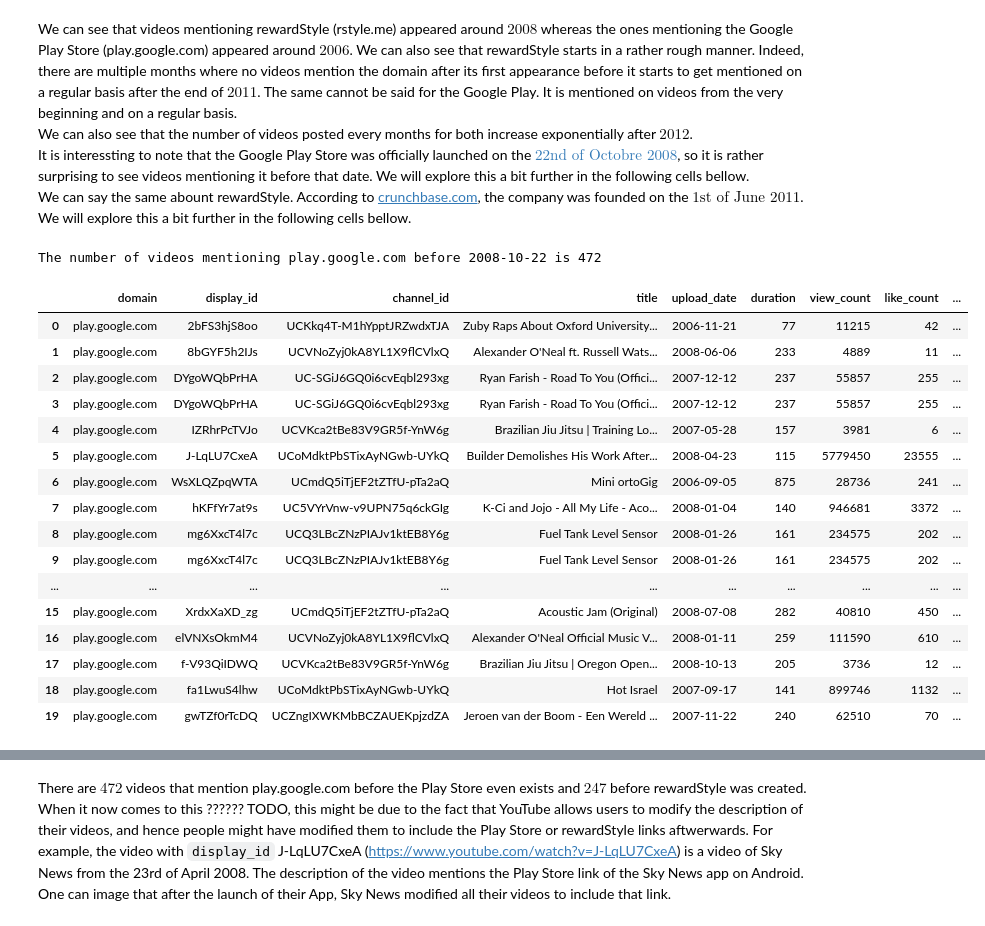
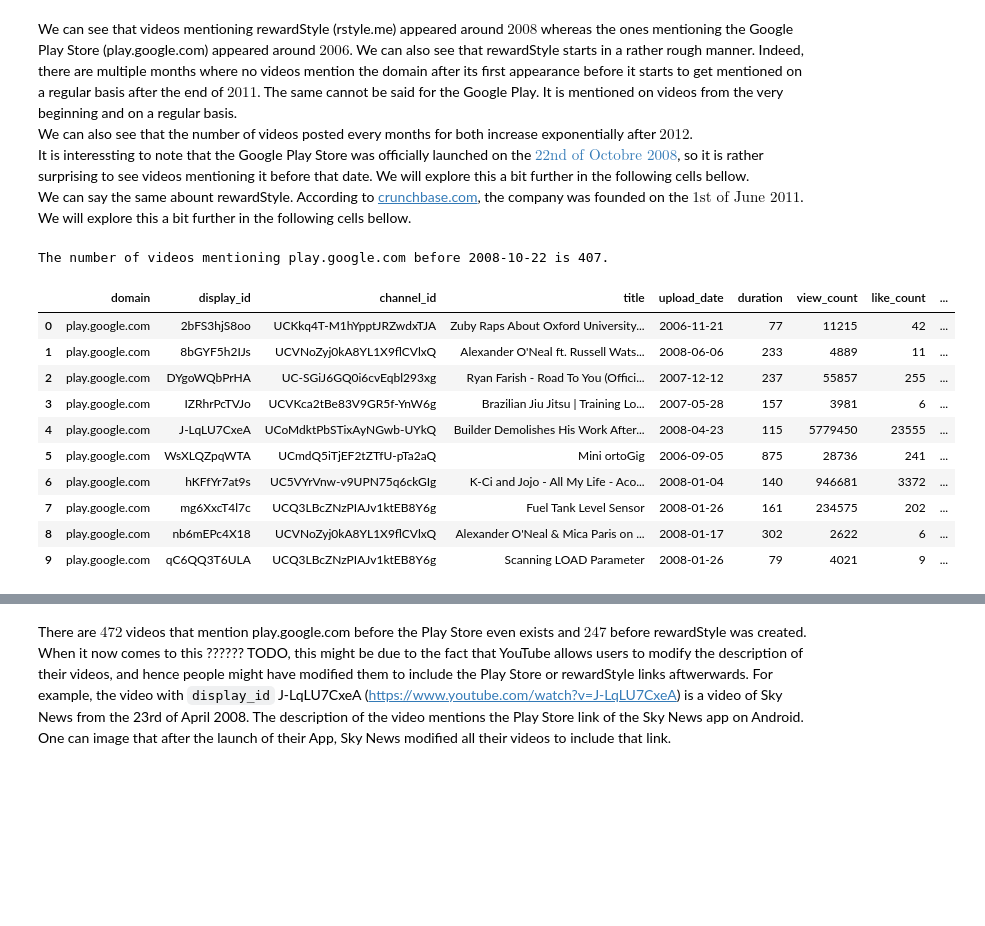
Before and after one commit to epfl-ada/ada-2022-project-fraisetagada, a Jupyter notebook: analysis/agency_analysis.ipynb, the cells around one changed output, grey strips where cells are left out. Drawn from its saved outputs; the diff is of its cells as text; code cells hidden in the pictures; blank space fills up the shorter version.

```diff
--- a/analysis/agency_analysis.ipynb
+++ b/analysis/agency_analysis.ipynb
@@ -235,29 +236,23 @@ We will explore this a bit further in the following cells bellow.
 # %%
 # Get videos that are sponsored by play.google.com that are before 2008-10-22
 play_videos = videos \
     .filter((videos.is_sponsored) & (videos.domain == "play.google.com") & (videos.upload_date < "2008-10-22")) \
     .pandas_api()
-print(f"The number of videos mentioning play.google.com before 2008-10-22 is {play_videos.shape[0]}")
-play_videos.head(20)
+print(f"The number of videos mentioning play.google.com before 2008-10-22 is {play_videos.shape[0]}.")
+play_videos.head(10)
 # %% [output]
-The number of videos mentioning play.google.com before 2008-10-22 is 472
+The number of videos mentioning play.google.com before 2008-10-22 is 407.
 |  | domain | display_id | channel_id | title | upload_date | duration | view_count | like_count | ... |
 | 0 | play.google.com | 2bFS3hjS8oo | UCKkq4T-M1hYpptJRZwdxTJA | Zuby Raps About Oxford University... | 2006-11-21 | 77 | 11215 | 42 | ... |
 | 1 | play.google.com | 8bGYF5h2IJs | UCVNoZyj0kA8YL1X9flCVlxQ | Alexander O'Neal ft. Russell Wats... | 2008-06-06 | 233 | 4889 | 11 | ... |
 | 2 | play.google.com | DYgoWQbPrHA | UC-SGiJ6GQ0i6cvEqbl293xg | Ryan Farish - Road To You (Offici... | 2007-12-12 | 237 | 55857 | 255 | ... |
-| 3 | play.google.com | DYgoWQbPrHA | UC-SGiJ6GQ0i6cvEqbl293xg | Ryan Farish - Road To You (Offici... | 2007-12-12 | 237 | 55857 | 255 | ... |
-| 4 | play.google.com | IZRhrPcTVJo | UCVKca2tBe83V9GR5f-YnW6g | Brazilian Jiu Jitsu | Training Lo... | 2007-05-28 | 157 | 3981 | 6 | ... |
-| 5 | play.google.com | J-LqLU7CxeA | UCoMdktPbSTixAyNGwb-UYkQ | Builder Demolishes His Work After... | 2008-04-23 | 115 | 5779450 | 23555 | ... |
-| 6 | play.google.com | WsXLQZpqWTA | UCmdQ5iTjEF2tZTfU-pTa2aQ | Mini ortoGig | 2006-09-05 | 875 | 28736 | 241 | ... |
-| 7 | play.google.com | hKFfYr7at9s | UC5VYrVnw-v9UPN75q6ckGIg | K-Ci and Jojo - All My Life - Aco... | 2008-01-04 | 140 | 946681 | 3372 | ... |
-| 8 | play.google.com | mg6XxcT4l7c | UCQ3LBcZNzPIAJv1ktEB8Y6g | Fuel Tank Level Sensor | 2008-01-26 | 161 | 234575 | 202 | ... |
-| 9 | play.google.com | mg6XxcT4l7c | UCQ3LBcZNzPIAJv1ktEB8Y6g | Fuel Tank Level Sensor | 2008-01-26 | 161 | 234575 | 202 | ... |
-| ... | ... | ... | ... | ... | ... | ... | ... | ... | ... |
-| 15 | play.google.com | XrdxXaXD_zg | UCmdQ5iTjEF2tZTfU-pTa2aQ | Acoustic Jam (Original) | 2008-07-08 | 282 | 40810 | 450 | ... |
-| 16 | play.google.com | elVNXsOkmM4 | UCVNoZyj0kA8YL1X9flCVlxQ | Alexander O'Neal Official Music V... | 2008-01-11 | 259 | 111590 | 610 | ... |
-| 17 | play.google.com | f-V93QiIDWQ | UCVKca2tBe83V9GR5f-YnW6g | Brazilian Jiu Jitsu | Oregon Open... | 2008-10-13 | 205 | 3736 | 12 | ... |
-| 18 | play.google.com | fa1LwuS4lhw | UCoMdktPbSTixAyNGwb-UYkQ | Hot Israel | 2007-09-17 | 141 | 899746 | 1132 | ... |
-| 19 | play.google.com | gwTZf0rTcDQ | UCZngIXWKMbBCZAUEKpjzdZA | Jeroen van der Boom - Een Wereld ... | 2007-11-22 | 240 | 62510 | 70 | ... |
+| 3 | play.google.com | IZRhrPcTVJo | UCVKca2tBe83V9GR5f-YnW6g | Brazilian Jiu Jitsu | Training Lo... | 2007-05-28 | 157 | 3981 | 6 | ... |
+| 4 | play.google.com | J-LqLU7CxeA | UCoMdktPbSTixAyNGwb-UYkQ | Builder Demolishes His Work After... | 2008-04-23 | 115 | 5779450 | 23555 | ... |
+| 5 | play.google.com | WsXLQZpqWTA | UCmdQ5iTjEF2tZTfU-pTa2aQ | Mini ortoGig | 2006-09-05 | 875 | 28736 | 241 | ... |
+| 6 | play.google.com | hKFfYr7at9s | UC5VYrVnw-v9UPN75q6ckGIg | K-Ci and Jojo - All My Life - Aco... | 2008-01-04 | 140 | 946681 | 3372 | ... |
+| 7 | play.google.com | mg6XxcT4l7c | UCQ3LBcZNzPIAJv1ktEB8Y6g | Fuel Tank Level Sensor | 2008-01-26 | 161 | 234575 | 202 | ... |
+| 8 | play.google.com | nb6mEPc4X18 | UCVNoZyj0kA8YL1X9flCVlxQ | Alexander O'Neal & Mica Paris on ... | 2008-01-17 | 302 | 2622 | 6 | ... |
+| 9 | play.google.com | qC6QQ3T6ULA | UCQ3LBcZNzPIAJv1ktEB8Y6g | Scanning LOAD Parameter | 2008-01-26 | 79 | 4021 | 9 | ... |
 # %%
 # Get videos that are sponsored by rstyle.me that are before 2011-06-01
 style_videos = videos \
```
Also changed, not shown: parts of 19 cells of this notebook.
